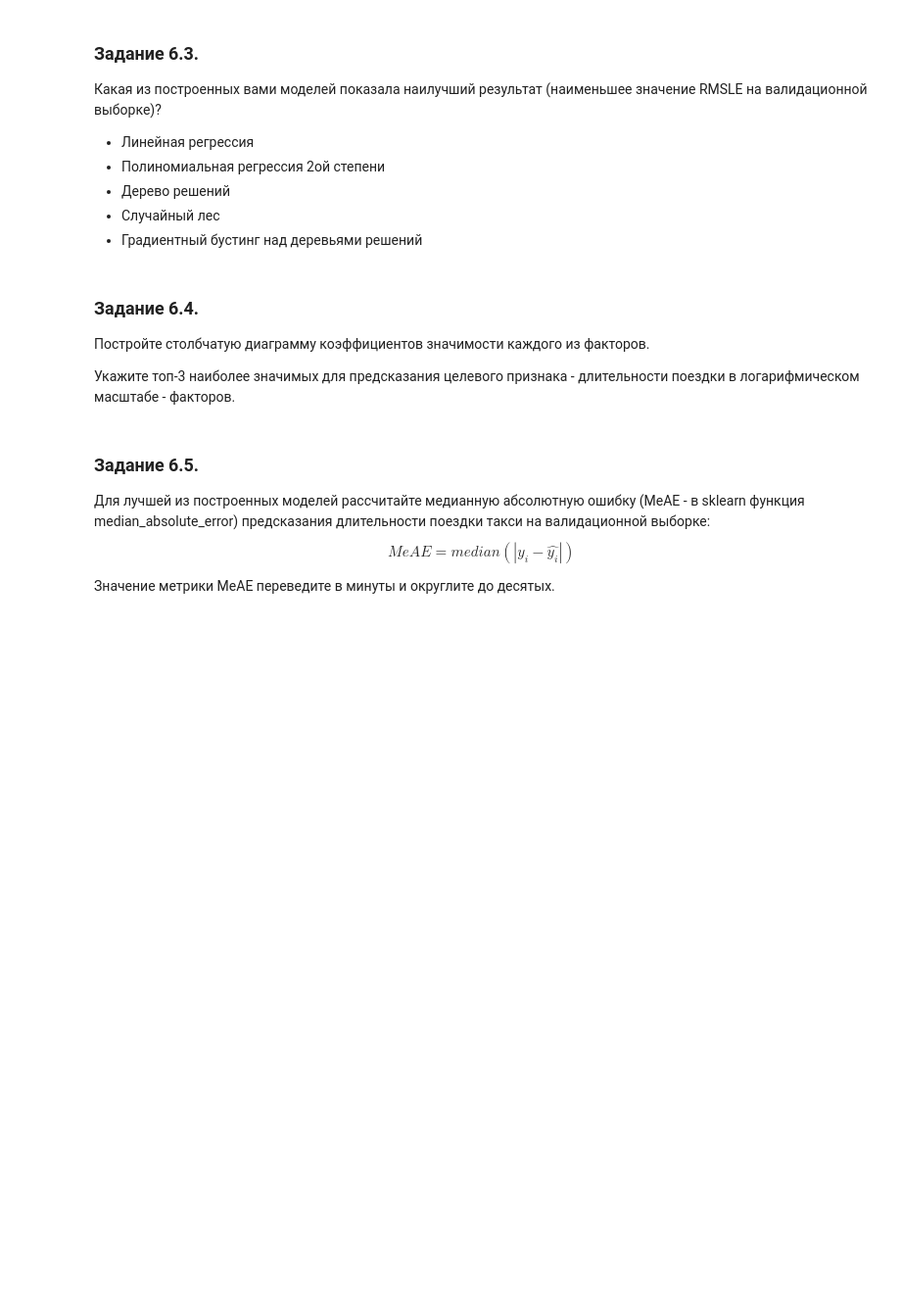
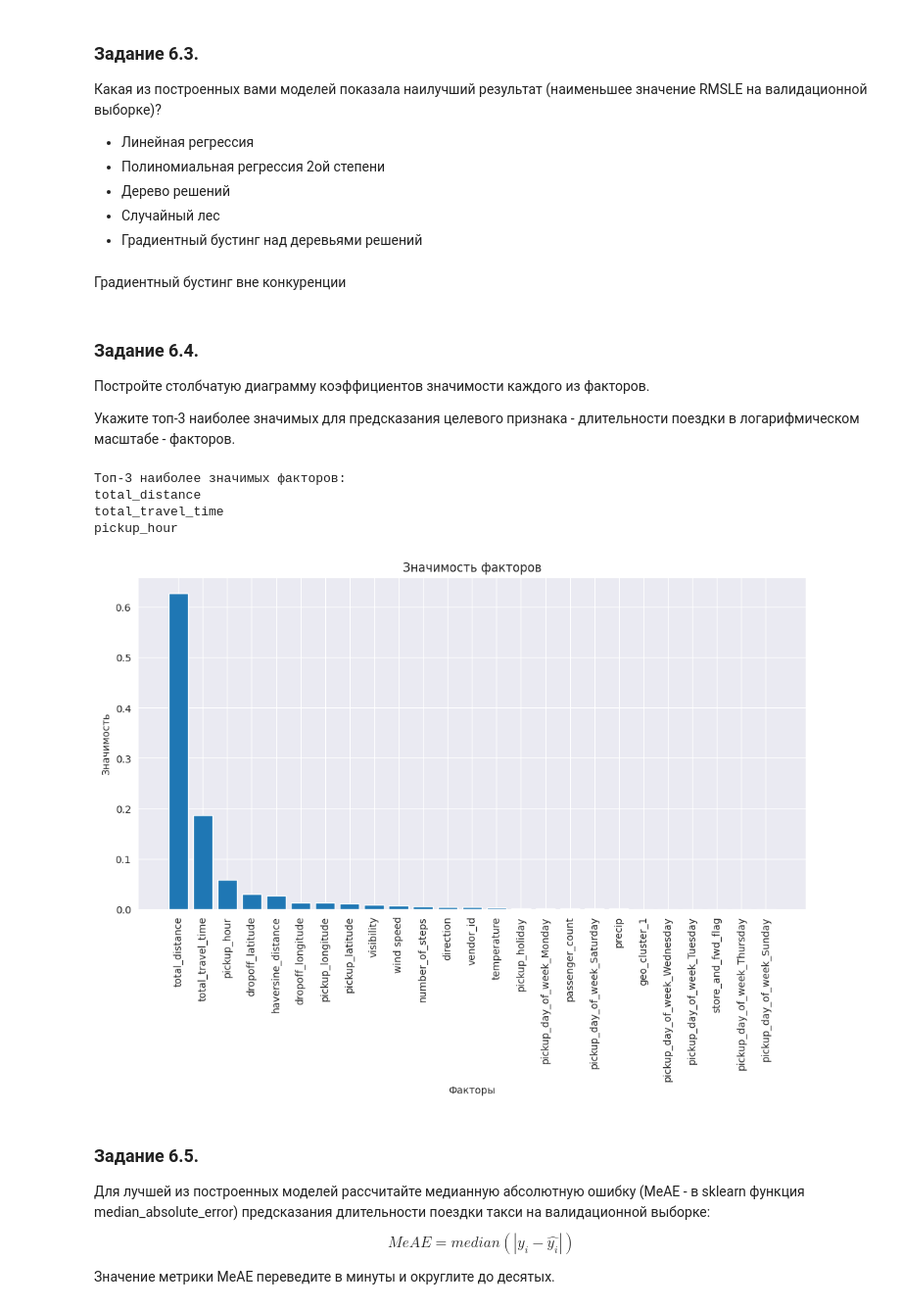
Before and after one commit to URFU-2022-machine-learning-engineering/project_workshop, a Jupyter notebook: project_workshop.ipynb, the cells around one changed output. Shown at 98% size. Drawn from its saved outputs; the diff is of its cells as text; code cells hidden in the pictures; blank space fills up the shorter version.

```diff
--- a/project_workshop.ipynb
+++ b/project_workshop.ipynb
@@ -1262,6 +1581,8 @@ max_depths = range(7, 20)
 * Дерево решений
 * Случайный лес
 * Градиентный бустинг над деревьями решений
+# %% [markdown]
+Градиентный бустинг вне конкуренции
 # %% [markdown]
 ### Задание 6.4.
 Постройте столбчатую диаграмму коэффициентов значимости каждого из факторов.
@@ -1272,3 +1591,34 @@ max_depths = range(7, 20)
+# %%
+# Получение списка названий факторов
+feature_names = X.columns
+
+# Получение списка коэффициентов значимости
+importance = model.feature_importances_
+
+# Сортировка факторов по значимости
+sorted_indices = importance.argsort()[::-1]
+sorted_feature_names = feature_names[sorted_indices]
+
+# Вывод топ-3 наиболее значимых факторов
+top3_features = sorted_feature_names[:3]
+print("Топ-3 наиболее значимых факторов:")
+for feature in top3_features:
+    print(feature)
+
+# Построение столбчатой диаграммы коэффициентов значимости
+plt.figure(figsize=(12, 6))
+plt.bar(range(len(importance)), importance[sorted_indices])
+plt.xticks(range(len(importance)), sorted_feature_names, rotation=90)
+plt.xlabel('Факторы')
+plt.ylabel('Значимость')
+plt.title('Значимость факторов')
+plt.show()
+# %% [output]
+Топ-3 наиболее значимых факторов:
+total_distance
+total_travel_time
+pickup_hour
+[figure, added]
 # %% [markdown]
 ### Задание 6.5.
 Для лучшей из построенных моделей рассчитайте медианную абсолютную ошибку (MeAE - в sklearn функция median_absolute_error) предсказания длительности поездки такси на валидационной выборке:
```
Also changed, not shown: parts of 30 cells of this notebook.
